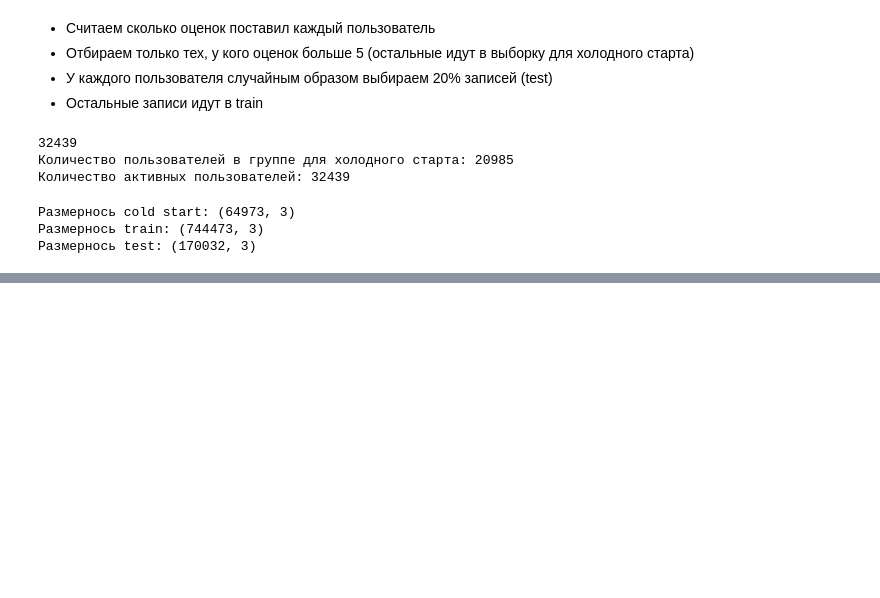
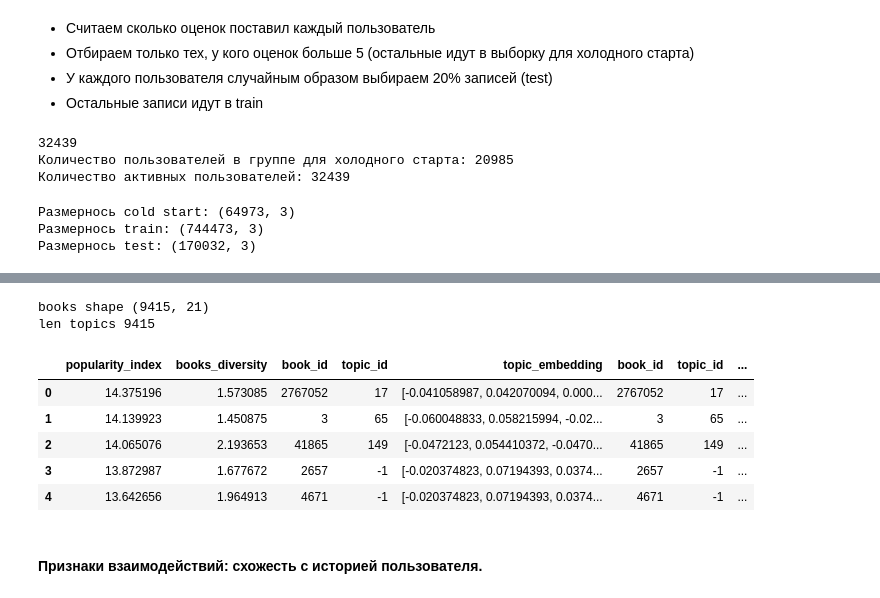
Before and after one commit to DmitriyVish/BooksRecSys, a Jupyter notebook: good_books_final.ipynb, the cells around one changed output, grey strips where cells are left out. Cells and saved outputs as stored; diff of their text form; code cells hidden in the pictures; blank space fills up the shorter version.

```diff
--- a/good_books_final.ipynb
+++ b/good_books_final.ipynb
@@ -175,0 +245,11 @@ print(f'Размернось test: {test_df.shape}')
+# %%
+# Популярность книги -> взвешенный рейтинг
+books_popularity = books[['work_ratings_count', 'work_text_reviews_count']]
+
+# Нормализуем данные, так как шкалы разные
+books_popularity['pop_log_ratings'] = np.log1p(books_popularity['work_ratings_count'])
+books_popularity['pop_log_reviews'] = np.log1p(books_popularity['work_text_reviews_count'])
+# Смешиваем: 70% веса количеству оценок, 30% текстовым отзывам
+books_popularity['popularity_index'] = (books_popularity['pop_log_ratings'] * 0.7) + (books_popularity['pop_log_reviews'] * 0.3)
+books_popularity = books_popularity.drop(['work_ratings_count', 'work_text_reviews_count', 'pop_log_ratings', 'pop_log_reviews'], axis=1)
+books_popularity = books_popularity.reset_index(drop=True)
@@ -175,0 +270,3 @@ print(f'Размернось test: {test_df.shape}')
+# %%
+books_features = pd.concat([books_popularity, pd.Series(books_diversity, name='books_diversity')], axis=1)
+books_features.head()
@@ -175,0 +319,28 @@ print(f'Размернось test: {test_df.shape}')
+# %%
+print('books shape', books.shape)
+print('len topics', len(topics))
+# %% [output]
+books shape (9415, 21)
+len topics 9415
+# %%
+# формируем признаки тем
+book_topic = pd.concat([
+                        books['book_id'].reset_index(drop=True),
+                        pd.Series(topics, name='topic_id')
+                                                        ], axis=1)
+def get_embedding(topic_id):
+    return bert_model.topic_embeddings_[topic_id]
+
+book_topic['topic_embedding'] = book_topic['topic_id'].apply(get_embedding)
+# %%
+books_features = pd.concat([books_features, book_topic], axis=1)
+books_features.head()
+# %% [output]
+|  | popularity_index | books_diversity | book_id | topic_id | topic_embedding | book_id | topic_id | ... |
+| 0 | 14.375196 | 1.573085 | 2767052 | 17 | [-0.041058987, 0.042070094, 0.000... | 2767052 | 17 | ... |
+| 1 | 14.139923 | 1.450875 | 3 | 65 | [-0.060048833, 0.058215994, -0.02... | 3 | 65 | ... |
+| 2 | 14.065076 | 2.193653 | 41865 | 149 | [-0.0472123, 0.054410372, -0.0470... | 41865 | 149 | ... |
+| 3 | 13.872987 | 1.677672 | 2657 | -1 | [-0.020374823, 0.07194393, 0.0374... | 2657 | -1 | ... |
+| 4 | 13.642656 | 1.964913 | 4671 | -1 | [-0.020374823, 0.07194393, 0.0374... | 4671 | -1 | ... |
+# %% [markdown]
+#### Признаки взаимодействий: схожесть с историей пользователя.
```
Also changed, not shown: parts of 13 cells of this notebook, 1 other file.
